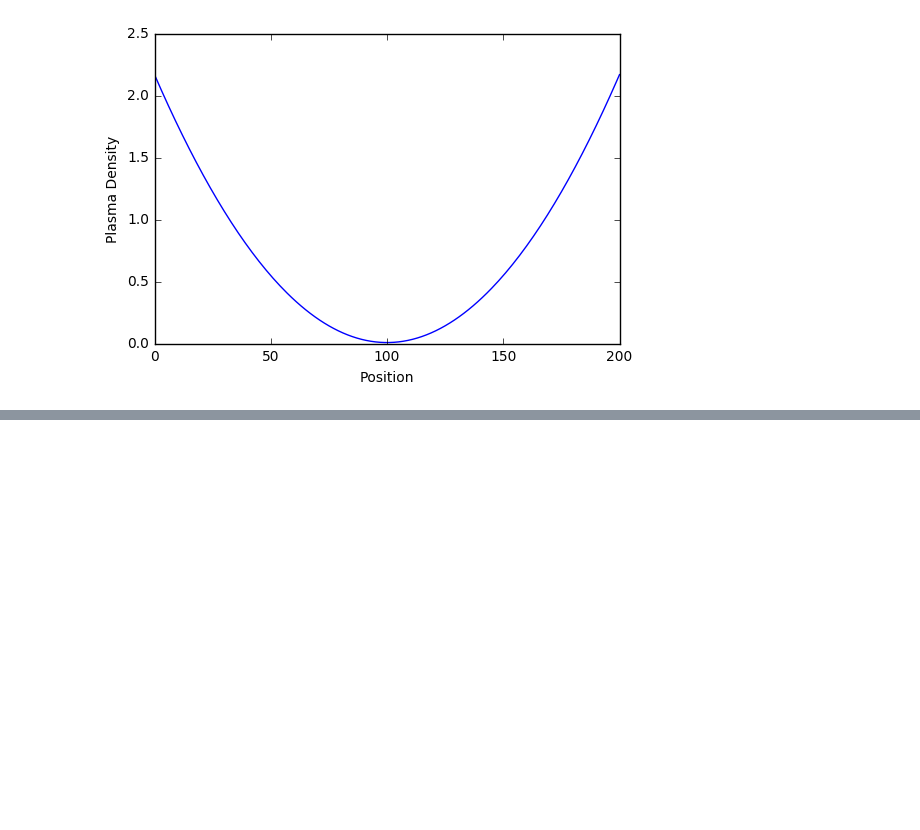
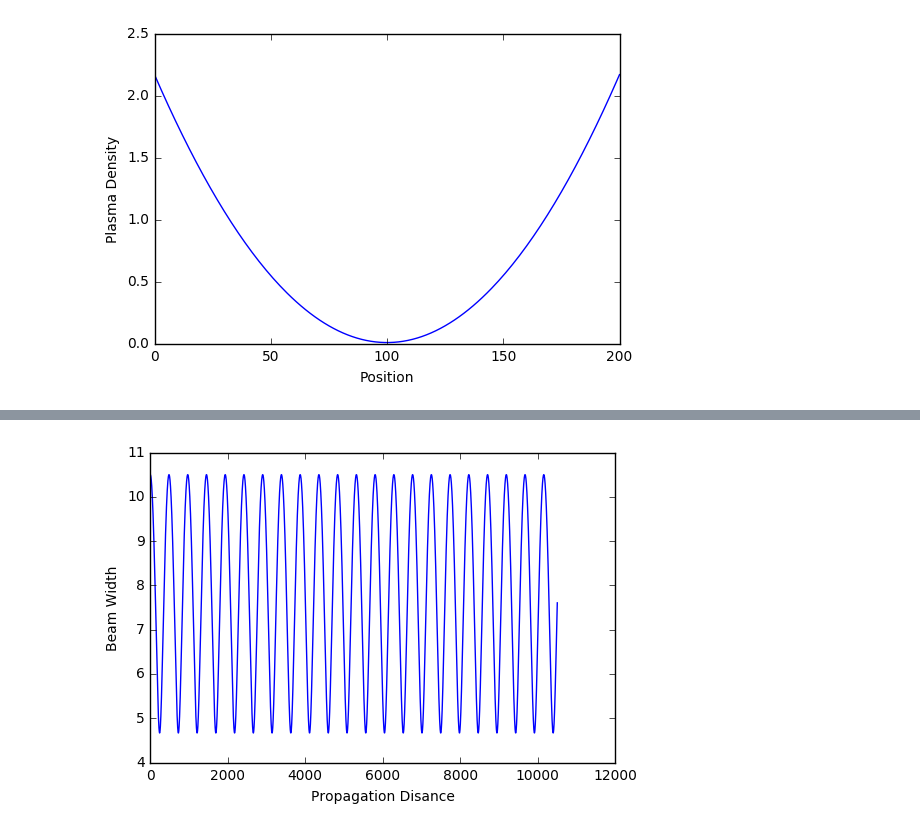
Before and after one commit to tteter/cranknic, a Jupyter notebook: cranknikplaspulsconductbound1D.ipynb, the cells around one changed output, grey strips where cells are left out. Saved outputs shown, nothing was run; the diff lists cells and outputs as text; code cells hidden in the pictures; blank space fills up the shorter version.

Commit message:
crank nik sim updated to calculate width

```diff
--- a/cranknikplaspulsconductbound1D.ipynb
+++ b/cranknikplaspulsconductbound1D.ipynb
@@ -319,0 +329,9 @@ plt.show()
+# %%
+wtest=(33/(2*pi))*sqrt(2.25*0.5*rm**2+(rm**2)/4.5+(2.25*0.5*rm**2-rm**2/4.5)*cos(2*Omega*t_grid))
+# %%
+ylim=((0., 1))
+plt.xlabel('Propagation Disance'); plt.ylabel('Beam Width')
+plt.plot(t_grid*33/(2*pi),wtest)
+plt.show()
+# %% [output]
+[figure, added]
```
Also changed, not shown: parts of 8 cells of this notebook.
